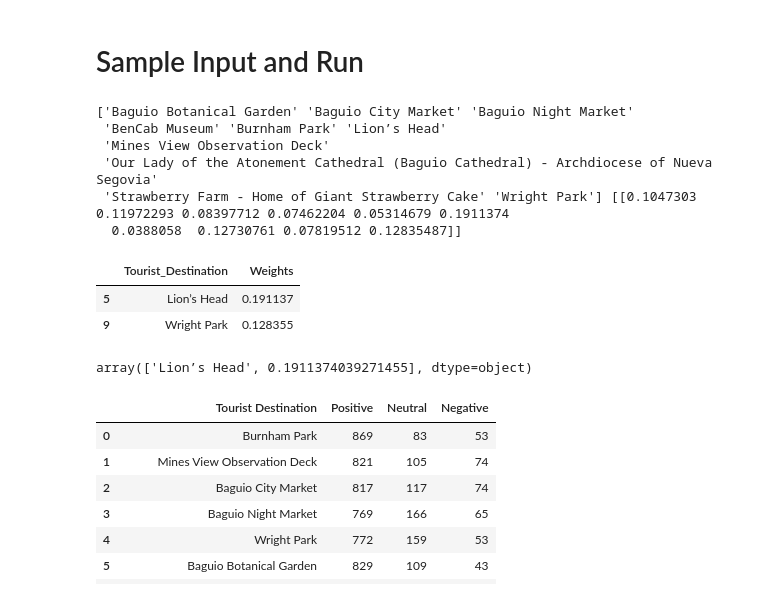
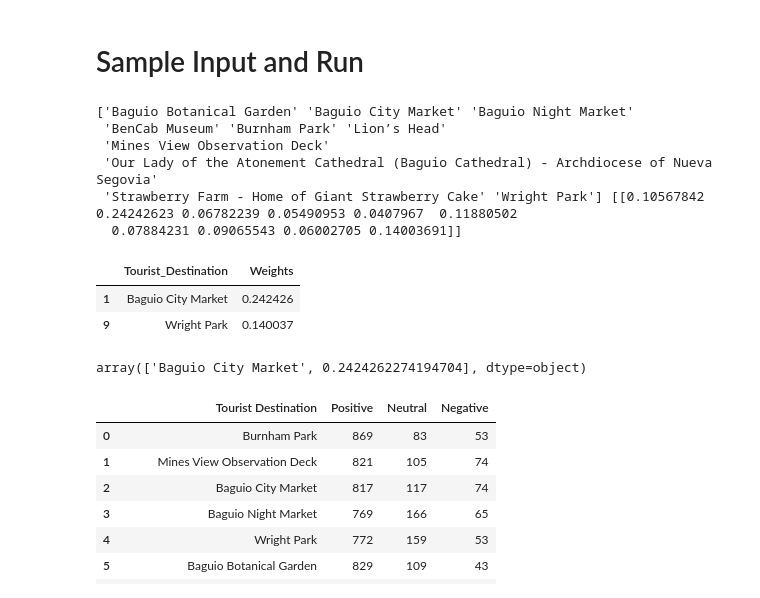
Before and after one commit to CS-HELL/PH-TouristSpots-Analysis, a Jupyter notebook: training/tfidf_vectorizer_train_part2.ipynb, the cells around one changed output. Cells and saved outputs as stored; diff of their text form; code cells hidden in the pictures.

```diff
--- a/training/tfidf_vectorizer_train_part2.ipynb
+++ b/training/tfidf_vectorizer_train_part2.ipynb
@@ -235,7 +235,7 @@ import numpy as np
 dict_tfidf_model_template = dict.fromkeys(df_tfidf_model.loc[:, df_tfidf_model.columns != 'tourist_destination'].columns, [0])
 
 # sample input
-text = "i wanna sleep"
+text = "i wanna go shoppin"
 split = text.split()
 
 for word in split:
@@ -243,42 +243,42 @@ for word in split:
         val = dict_tfidf_model_template[word][0]
         val += 1
         val_list = [val]
         dict_tfidf_model_template[word] = val_list
     else:
         pass
 
 
 df_tfidf_model_template = pd.DataFrame(dict_tfidf_model_template)
 
 import scipy
 uns_sparsed_data = scipy.sparse.csr_matrix(df_tfidf_model_template)
 uns_dest_pred = svm.predict_proba(uns_sparsed_data)
 
 top_n_category_predictions = np.sort(uns_dest_pred)
 
 print(svm.classes_, uns_dest_pred)
 
 dict_comparison = {'Tourist_Destination' : svm.classes_.tolist(), 'Weights' : uns_dest_pred[0].tolist()}
 
 comparison = pd.DataFrame(dict_comparison)
 comparison.sort_values(by=['Weights'], ascending=False)[0:2]
 #uns_dest_pred
 #top_n_category_predictions
 # %% [output]
 ['Baguio Botanical Garden' 'Baguio City Market' 'Baguio Night Market'
  'BenCab Museum' 'Burnham Park' 'Lion’s Head'
  'Mines View Observation Deck'
  'Our Lady of the Atonement Cathedral (Baguio Cathedral) - Archdiocese of Nueva Segovia'
- 'Strawberry Farm - Home of Giant Strawberry Cake' 'Wright Park'] [[0.1047303  0.11972293 0.08397712 0.07462204 0.05314679 0.1911374
-  0.0388058  0.12730761 0.07819512 0.12835487]]
+ 'Strawberry Farm - Home of Giant Strawberry Cake' 'Wright Park'] [[0.10567842 0.24242623 0.06782239 0.05490953 0.0407967  0.11880502
+  0.07884231 0.09065543 0.06002705 0.14003691]]
 |  | Tourist_Destination | Weights |
-| 5 | Lion’s Head | 0.191137 |
-| 9 | Wright Park | 0.128355 |
+| 1 | Baguio City Market | 0.242426 |
+| 9 | Wright Park | 0.140037 |
 # %%
 hy = comparison.sort_values(by=['Weights'], ascending=False)[0:2].to_numpy()
 hy[0]
 # %% [output]
-array(['Lion’s Head', 0.1911374039271455], dtype=object)
+array(['Baguio City Market', 0.2424262274194704], dtype=object)
 # %%
 top10_destinations_reviews_df = pd.read_csv(r'../csv/cleaned/cleaned_variations_review_posts_features.csv')
 
```
Also changed, not shown: parts of 1 cell of this notebook.
